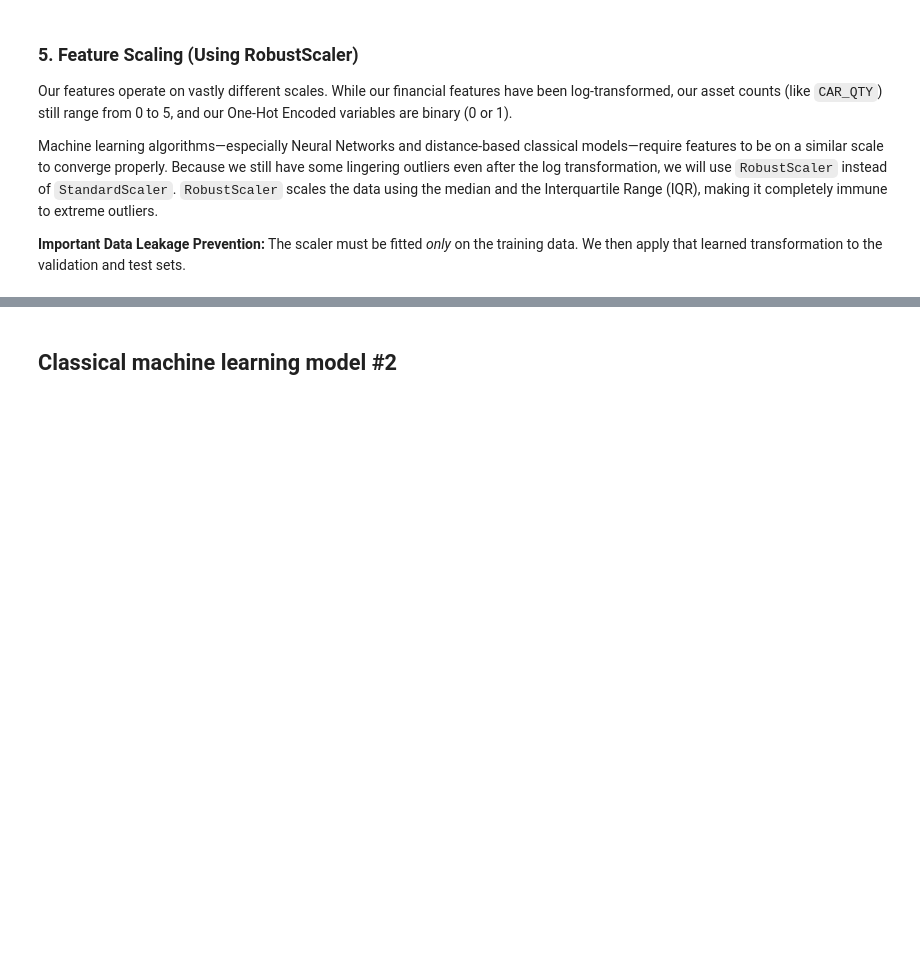
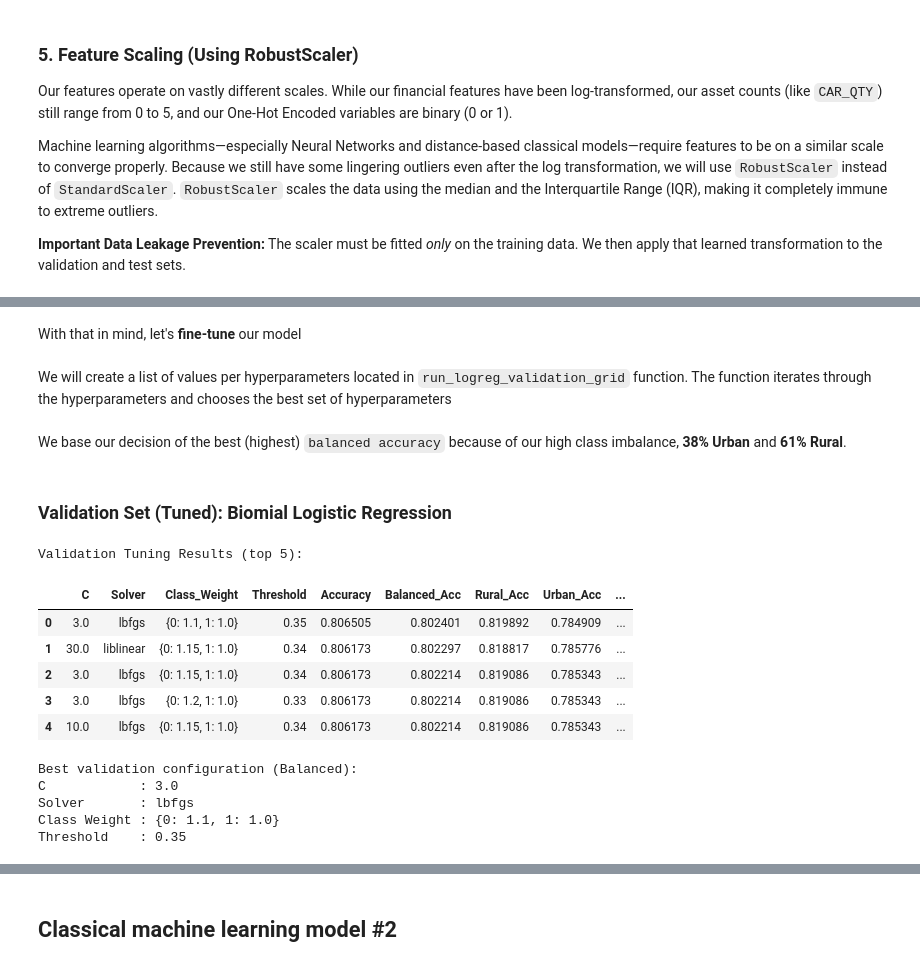
Before and after one commit to NebulaRojo9/STINTSY-MCO, a Jupyter notebook: Group2_nb.ipynb, the cells around one changed output, grey strips where cells are left out. Drawn from its saved outputs; the diff is of its cells as text; code cells hidden in the pictures; blank space fills up the shorter version.

```diff
--- a/Group2_nb.ipynb
+++ b/Group2_nb.ipynb
@@ -826,0 +1041,59 @@ X_test_scaled = pd.DataFrame(X_test_scaled, columns=X.columns)
+# %% [markdown]
+With that in mind, let's **fine-tune** our model
+# %% [markdown]
+We will create a list of values per hyperparameters located in `run_logreg_validation_grid` function. The function iterates through the hyperparameters and chooses the best set of hyperparameters
+# %% [markdown]
+We base our decision of the best (highest) `balanced accuracy` because of our high class imbalance, **38% Urban** and **61% Rural**.
+# %% [markdown]
+### **Validation Set** (Tuned): Biomial Logistic Regression
+# %%
+# Fine tuning our model with validation set
+candidate_df = run_logreg_validation_grid(X_train_scaled, y_train, X_val_scaled, y_val)
+
+print("\nValidation Tuning Results (top 5):")
+display(candidate_df.head(5))
+
+best = candidate_df.iloc[0]
+best_c = float(best["C"])
+best_solver = str(best["Solver"])
+best_threshold = float(best["Threshold"])
+
+if best["Class_Weight"] == "None":
+    best_class_weight = None
+elif best["Class_Weight"] == "balanced":
+    best_class_weight = "balanced"
+else:
+    best_class_weight = ast.literal_eval(best["Class_Weight"])
+
+print("\nBest validation configuration (Balanced):")
+print(f"C            : {best_c}")
+print(f"Solver       : {best_solver}")
+print(f"Class Weight : {best_class_weight}")
+print(f"Threshold    : {best_threshold}")
+
+# Fit tuned model selected from validation ranking
+logreg_model_tuned = LogisticRegression(
+    penalty="l2",
+    C=best_c,
+    solver=best_solver,
+    class_weight=best_class_weight,
+    max_iter=1000,
+    random_state=42
+)
+logreg_model_tuned.fit(X_train_scaled, y_train)
+
+y_val_proba_tuned = logreg_model_tuned.predict_proba(X_val_scaled)[:, 1]
+y_val_pred_tuned = (y_val_proba_tuned >= best_threshold).astype(int)
+# %% [output]
+Validation Tuning Results (top 5):
+|  | C | Solver | Class_Weight | Threshold | Accuracy | Balanced_Acc | Rural_Acc | Urban_Acc | ... |
+| 0 | 3.0 | lbfgs | {0: 1.1, 1: 1.0} | 0.35 | 0.806505 | 0.802401 | 0.819892 | 0.784909 | ... |
+| 1 | 30.0 | liblinear | {0: 1.15, 1: 1.0} | 0.34 | 0.806173 | 0.802297 | 0.818817 | 0.785776 | ... |
+| 2 | 3.0 | lbfgs | {0: 1.15, 1: 1.0} | 0.34 | 0.806173 | 0.802214 | 0.819086 | 0.785343 | ... |
+| 3 | 3.0 | lbfgs | {0: 1.2, 1: 1.0} | 0.33 | 0.806173 | 0.802214 | 0.819086 | 0.785343 | ... |
+| 4 | 10.0 | lbfgs | {0: 1.15, 1: 1.0} | 0.34 | 0.806173 | 0.802214 | 0.819086 | 0.785343 | ... |
+Best validation configuration (Balanced):
+C            : 3.0
+Solver       : lbfgs
+Class Weight : {0: 1.1, 1: 1.0}
+Threshold    : 0.35
```
Also changed, not shown: parts of 32 cells of this notebook, 1 other file.
